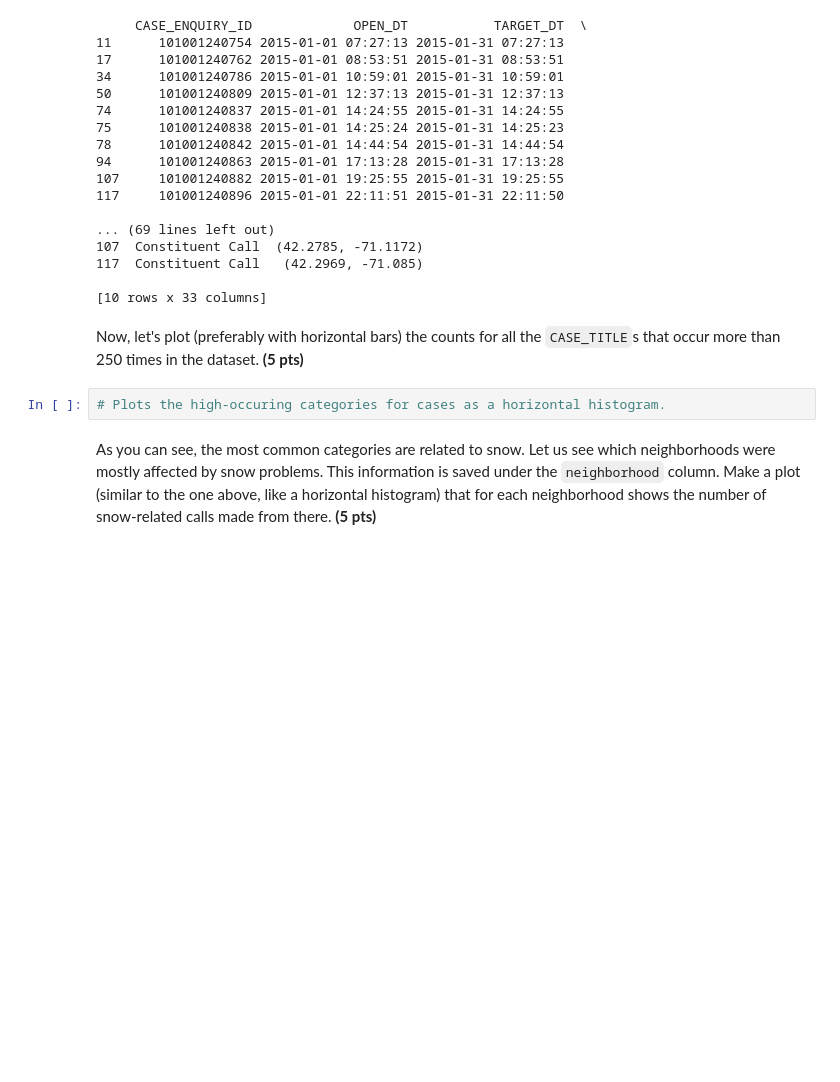
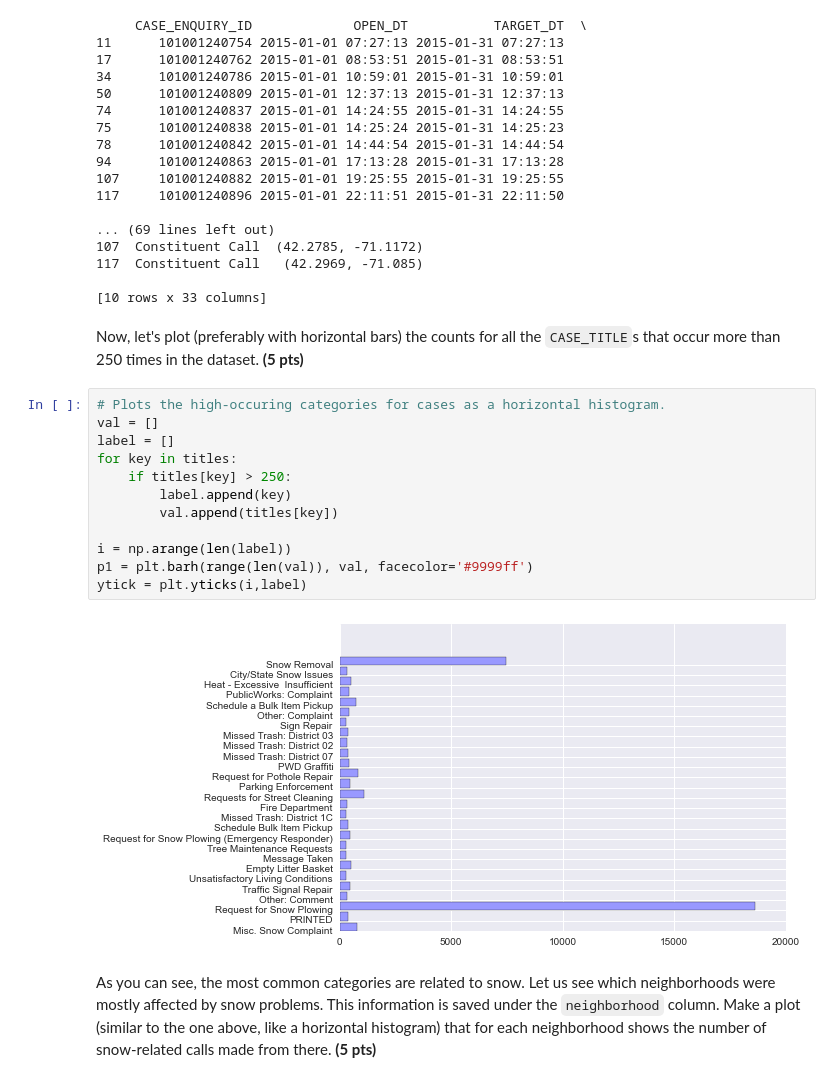
Before and after one commit to kshiff/spring-2015-homeworks, a Jupyter notebook: submissions/Homework-2/2.Pandas-in-Boston.ipynb, the cells around one changed output. Saved outputs shown, nothing was run; the diff lists cells and outputs as text; blank space fills up the shorter version.

Commit message:
got the stupid bar graph to work

```diff
--- a/submissions/Homework-2/2.Pandas-in-Boston.ipynb
+++ b/submissions/Homework-2/2.Pandas-in-Boston.ipynb
@@ -244,8 +244,20 @@ print boston[boston.CASE_TITLE.str.startswith("Heat",na=True)].head(10)
 [10 rows x 33 columns]
 # %% [markdown]
 Now, let's plot (preferably with horizontal bars) the counts for all the `CASE_TITLE`s that occur more than 250 times in the dataset. **(5 pts)**
-# %%
-# Plots the high-occuring categories for cases as a horizontal histogram.
+# %%
+# Plots the high-occuring categories for cases as a horizontal histogram.
+val = []
+label = []
+for key in titles:
+    if titles[key] > 250:
+        label.append(key)
+        val.append(titles[key])
+
+i = np.arange(len(label))
+p1 = plt.barh(range(len(val)), val, facecolor='#9999ff')
+ytick = plt.yticks(i,label)
+# %% [output]
+[figure, added]
 # %% [markdown]
 As you can see, the most common categories are related to snow. Let us see which neighborhoods were mostly affected by snow problems. This information is saved under the `neighborhood` column. Make a plot (similar to the one above, like a horizontal histogram) that for each neighborhood shows the number of snow-related calls made from there. **(5 pts)**
 # %% [markdown]
```
